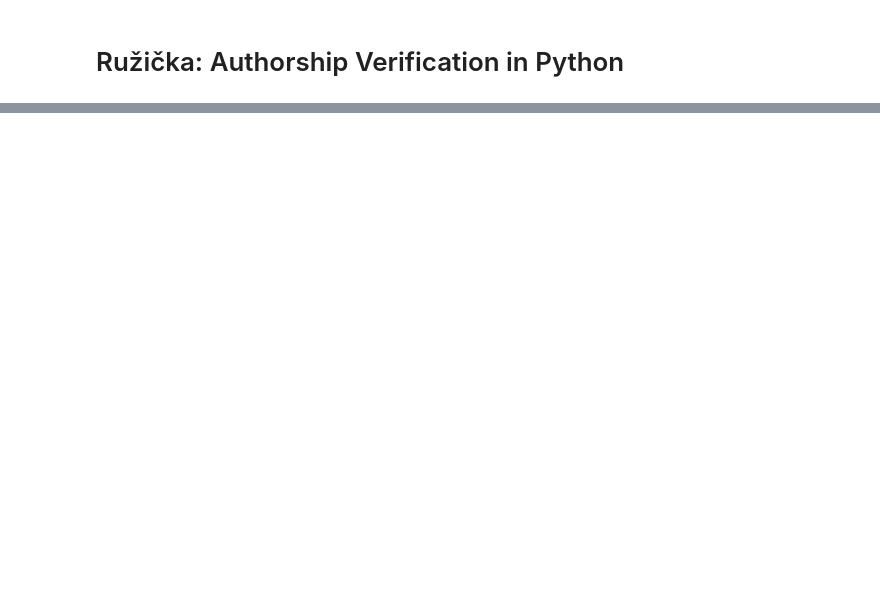
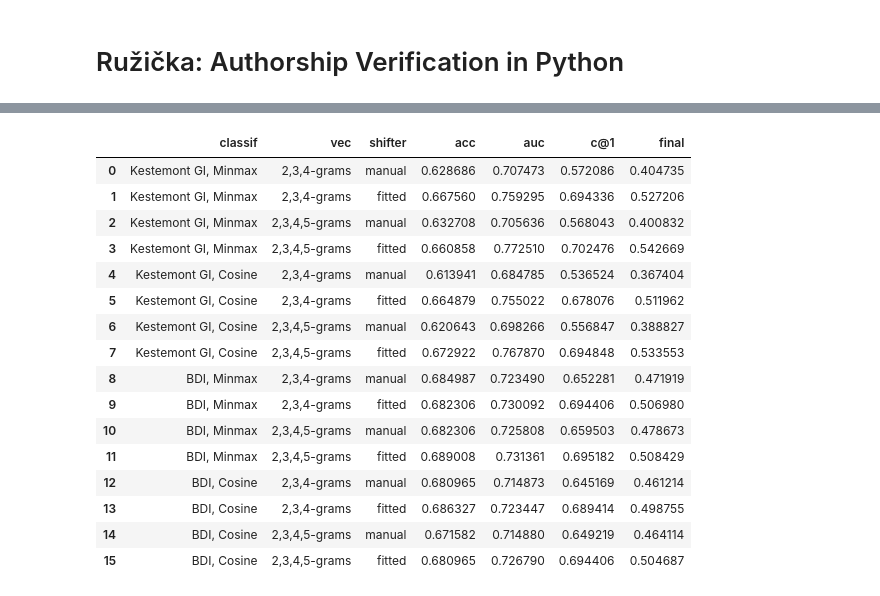
Before and after one commit to bnagy/ruzicka, a Jupyter notebook: code/bdi_test.ipynb, the cells around one changed output, grey strips where cells are left out. Cells and saved outputs as stored; diff of their text form; code cells hidden in the pictures; blank space fills up the shorter version.

Commit message:
test new BDI Classifier

```diff
--- a/code/bdi_test.ipynb
+++ b/code/bdi_test.ipynb
@@ -602,0 +23,37 @@ vecs = [
+# %%
+PREFIX = "../data/2014/"
+CORPORA = [
+    "du_essays",
+    "du_reviews",
+    "en_essays",
+    "en_novels",
+    "gr_articles",
+    "sp_articles",
+]
+# %%
+def fit_shifter(
+    corpus: str,
+    vectorizer: Pipeline,
+    verifier: Union[BDIVerifier, Order2Verifier],
+    min_spread: float = 0.0,
+) -> ScoreShifter:
+    logger.info("Fitting shifter")
+    train_data, test_data = load_pan_dataset(os.path.join(PREFIX, corpus, "train"))
+    train_labels, train_documents = zip(*train_data)
+    test_labels, test_documents = zip(*test_data)
+    train_X = vectorizer.fit_transform(train_documents)
+    test_X = vectorizer.transform(test_documents)
+    label_encoder = LabelEncoder()
+    label_encoder.fit(train_labels + test_labels)
+    train_y = np.array(label_encoder.transform(train_labels), dtype="int")
+    test_y = np.array(label_encoder.transform(test_labels), dtype="int")
+    verifier.fit(train_X, train_y)
+    test_scores = verifier.predict_proba(
+        test_X=test_X, test_y=np.array(test_y), nb_imposters=30
+    )
+    gt_scores = load_ground_truth(
+        filepath=os.path.join(PREFIX, corpus, "train", "truth.txt"), labels=test_labels
+    )
+    shifter = ScoreShifter(min=0.053, max=0.947, min_spread=min_spread)
+    shifter.fit(predicted_scores=test_scores, ground_truth_scores=gt_scores)
+    return shifter
@@ -656,0 +223,23 @@ for corpus in corpora:
+# %%
+global_df = pd.DataFrame(global_results)
+global_df = global_df.rename(columns={"final": "acc"})
+global_df["final"] = global_df["auc"] * global_df["c@1"]
+global_df
+# %% [output]
+|  | classif | vec | shifter | acc | auc | c@1 | final |
+| 0 | Kestemont GI, Minmax | 2,3,4-grams | manual | 0.628686 | 0.707473 | 0.572086 | 0.404735 |
+| 1 | Kestemont GI, Minmax | 2,3,4-grams | fitted | 0.667560 | 0.759295 | 0.694336 | 0.527206 |
+| 2 | Kestemont GI, Minmax | 2,3,4,5-grams | manual | 0.632708 | 0.705636 | 0.568043 | 0.400832 |
+| 3 | Kestemont GI, Minmax | 2,3,4,5-grams | fitted | 0.660858 | 0.772510 | 0.702476 | 0.542669 |
+| 4 | Kestemont GI, Cosine | 2,3,4-grams | manual | 0.613941 | 0.684785 | 0.536524 | 0.367404 |
+| 5 | Kestemont GI, Cosine | 2,3,4-grams | fitted | 0.664879 | 0.755022 | 0.678076 | 0.511962 |
+| 6 | Kestemont GI, Cosine | 2,3,4,5-grams | manual | 0.620643 | 0.698266 | 0.556847 | 0.388827 |
+| 7 | Kestemont GI, Cosine | 2,3,4,5-grams | fitted | 0.672922 | 0.767870 | 0.694848 | 0.533553 |
+| 8 | BDI, Minmax | 2,3,4-grams | manual | 0.684987 | 0.723490 | 0.652281 | 0.471919 |
+| 9 | BDI, Minmax | 2,3,4-grams | fitted | 0.682306 | 0.730092 | 0.694406 | 0.506980 |
+| 10 | BDI, Minmax | 2,3,4,5-grams | manual | 0.682306 | 0.725808 | 0.659503 | 0.478673 |
+| 11 | BDI, Minmax | 2,3,4,5-grams | fitted | 0.689008 | 0.731361 | 0.695182 | 0.508429 |
+| 12 | BDI, Cosine | 2,3,4-grams | manual | 0.680965 | 0.714873 | 0.645169 | 0.461214 |
+| 13 | BDI, Cosine | 2,3,4-grams | fitted | 0.686327 | 0.723447 | 0.689414 | 0.498755 |
+| 14 | BDI, Cosine | 2,3,4,5-grams | manual | 0.671582 | 0.714880 | 0.649219 | 0.464114 |
+| 15 | BDI, Cosine | 2,3,4,5-grams | fitted | 0.680965 | 0.726790 | 0.694406 | 0.504687 |
```
Also changed, not shown: parts of 88 cells of this notebook, 2 other files.
